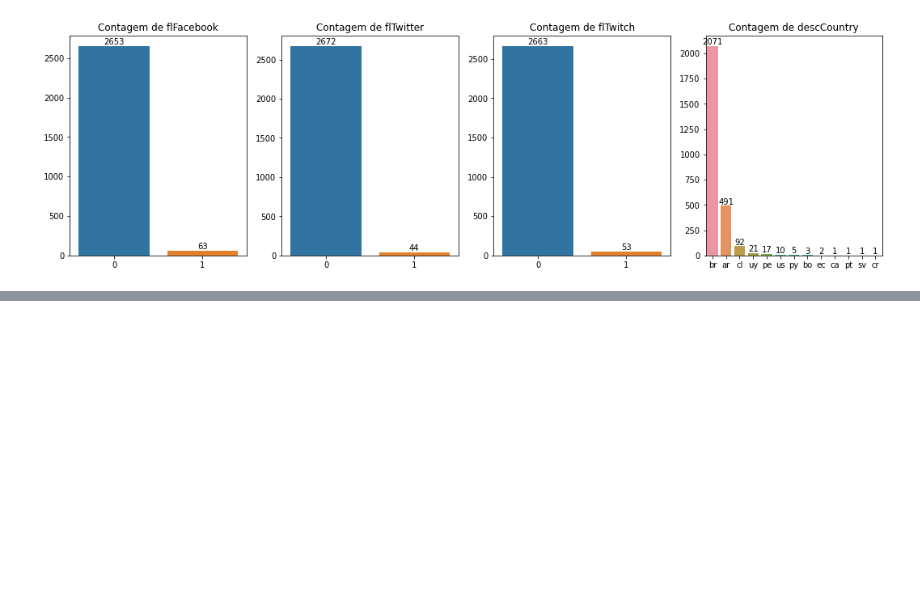
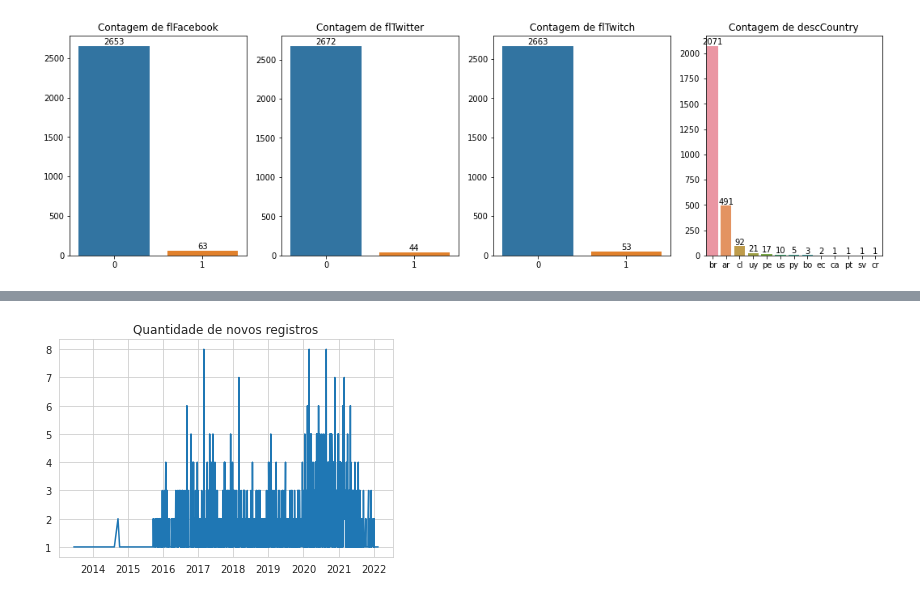
Before and after one commit to barbosarafael/csgo_with_data, a Jupyter notebook: notebook/1.0.EDA_dataset.ipynb, the cells around one changed output, grey strips where cells are left out. Drawn from its saved outputs; the diff is of its cells as text; code cells hidden in the pictures; blank space fills up the shorter version.

Commit message:
Terminando de analisar os dados do dataset de Players

```diff
--- a/notebook/1.0.EDA_dataset.ipynb
+++ b/notebook/1.0.EDA_dataset.ipynb
@@ -12,6 +12,8 @@ import numpy as np
 import os
 import seaborn as sns
 import matplotlib.pyplot as plt
+
+sns.set_style('whitegrid')
 # %% [markdown]
 ---
 
@@ -100,6 +100,22 @@ def changeColumnTypeToDatetime(df, cols):
     df1[cols] = df1[cols].astype('datetime64[ns]')
 
     return df1
+
+def extractFeaturesFromDateVar(df, col):
+
+    from datetime import datetime
+
+    df1 = df.copy()
+
+    df1[col + 'Date'] = df[col].dt.date
+    df1[col + 'Year'] = df[col].dt.year
+    df1[col + 'Month'] = df[col].dt.month
+    df1[col + 'Day'] = df[col].dt.day
+    df1[col + 'Hour'] = df[col].dt.hour
+    df1[col + 'Minute'] = df[col].dt.minute
+    df1[col + 'Seconds'] = df[col].dt.second
+
+    return df1
 # %%
 players1 = players\
 .pipe(changeColumnTypeToString, cols = 'descCountry')\
@@ -159,0 +187,17 @@ Quando olhamos os países a quais os Players pertencem, majoritariamente temos o
+# %%
+players1['cont'] = 1
+
+dfAggDateByDay = players1\
+.pipe(extractFeaturesFromDateVar, col = 'dtRegistration')\
+.groupby('dtRegistrationDate')\
+.agg(\
+    {
+    'cont':sum
+    }
+    )
+
+p = sns.lineplot(data = dfAggDate, x = 'dtRegistrationDate', y = 'cont')
+# _ = _.set(title = 'Quantidade de registros')
+_ = p.set(xlabel = None, ylabel = None, title = 'Quantidade de novos registros')
+# %% [output]
+[figure, added]
```
Also changed, not shown: parts of 13 cells of this notebook, 1 other file.
